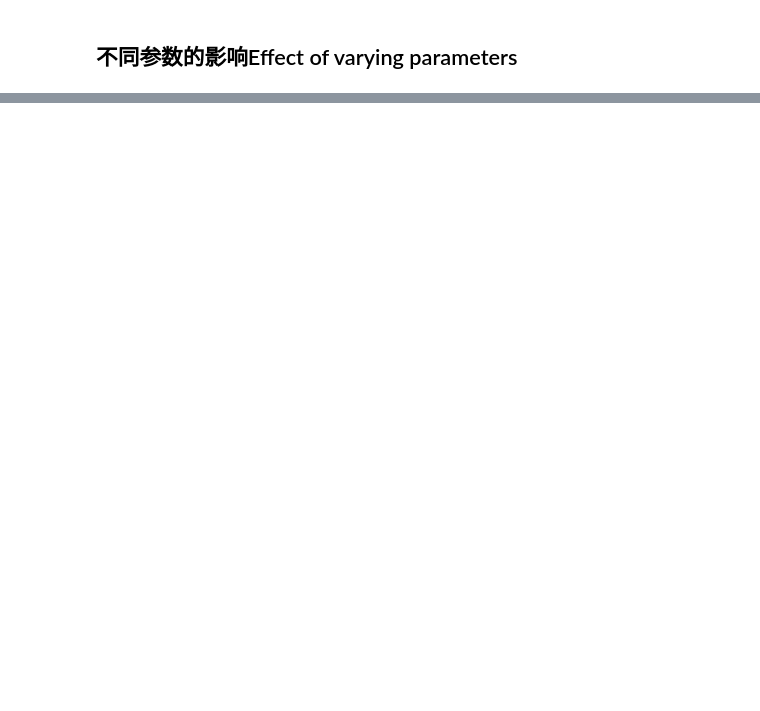
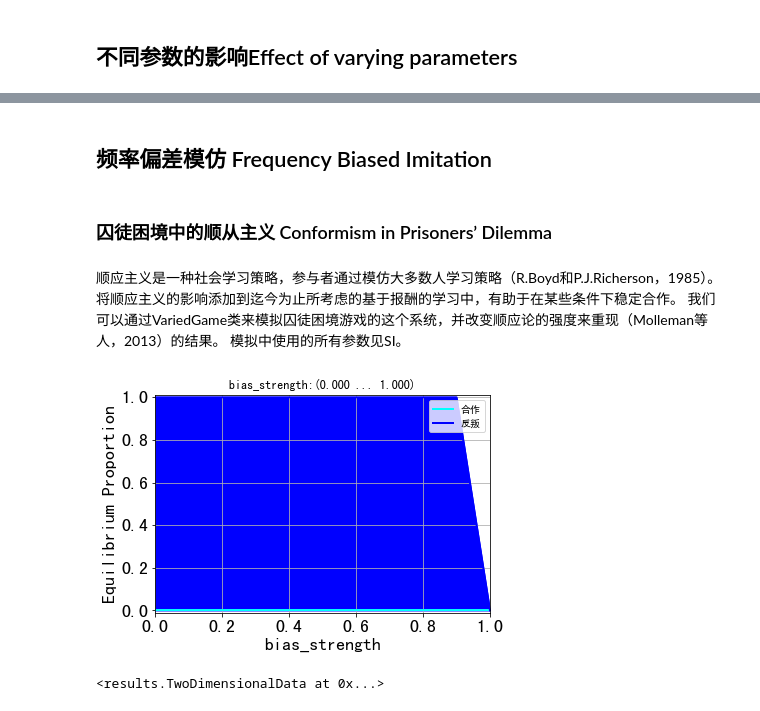
Before and after one commit to GOBUT/DyPy, a Jupyter notebook: dynamics_sim-master/Text.ipynb, the cells around one changed output, grey strips where cells are left out. Drawn from its saved outputs; the diff is of its cells as text; code cells hidden in the pictures; blank space fills up the shorter version.

```diff
--- a/dynamics_sim-master/Text.ipynb
+++ b/dynamics_sim-master/Text.ipynb
@@ -134,0 +139,17 @@ num_iterations=100,graph=dict(area=True,options=[‘smallfont’]))
+# %% [markdown]
+## 频率偏差模仿 Frequency   Biased   Imitation
+# %% [markdown]
+### 囚徒困境中的顺从主义 Conformism  in  Prisoners’  Dilemma
+# %% [markdown]
+顺应主义是一种社会学习策略，参与者通过模仿大多数人学习策略（R.Boyd和P.J.Richerson，1985）。
+将顺应主义的影响添加到迄今为止所考虑的基于报酬的学习中，有助于在某些条件下稳定合作。
+我们可以通过VariedGame类来模拟囚徒困境游戏的这个系统，并改变顺应论的强度来重现（Molleman等人，2013）的结果。
+模拟中使用的所有参数见SI。
+# %%
+from wrapper import VariedGame
+from dynamics.wright_fisher import WrightFisher
+s = VariedGame(PrisonersDilemma, WrightFisher)
+s.vary(game_kwargs = {'bias_strength': [0, 1, 10]}, num_gens = 100, num_iterations = 100, parallelize = True, graph = dict(area = True, options = ['smallfont']))
+# %% [output]
+[figure, added]
+<results.TwoDimensionalData at 0x...>
```
Also changed, not shown: parts of 9 cells of this notebook.
